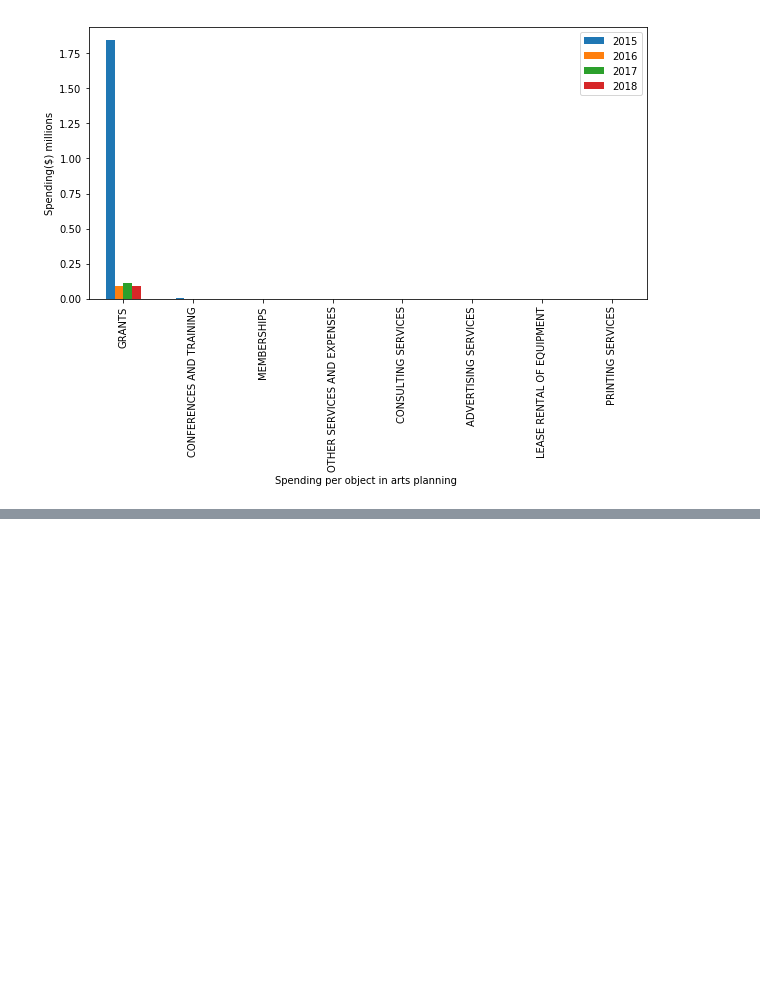
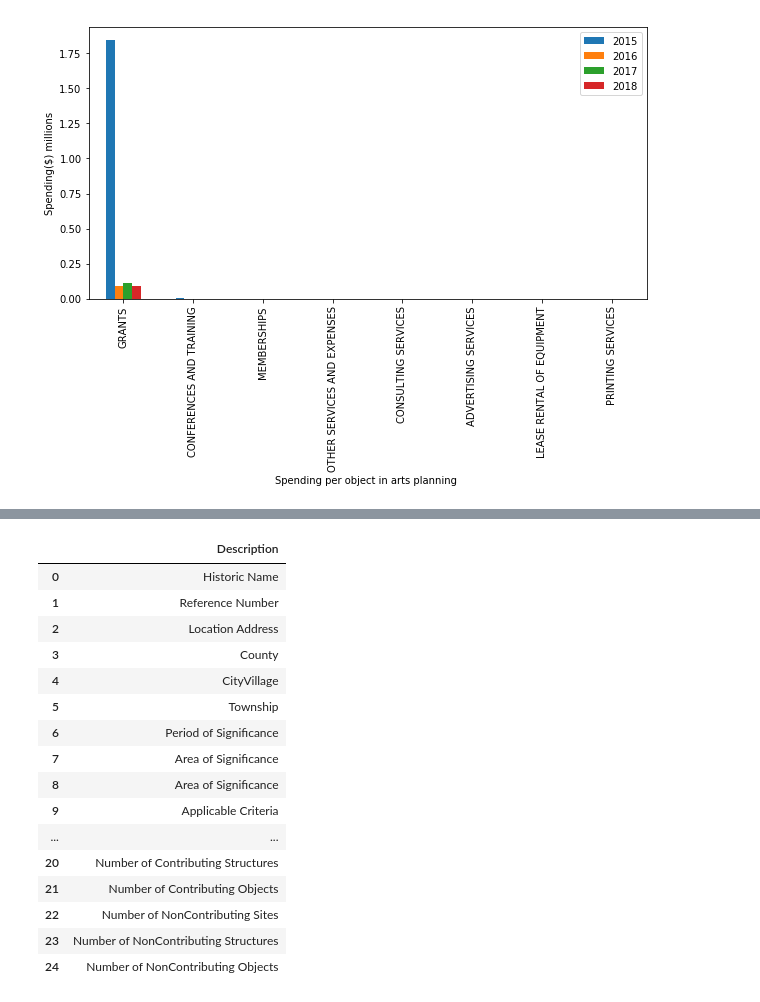
Before and after one commit to tylerharter/s19-city-t2, a Jupyter notebook: plan/Planarts.ipynb, the cells around one changed output, grey strips where cells are left out. Cells and saved outputs as stored; diff of their text form; code cells hidden in the pictures; blank space fills up the shorter version.

```diff
--- a/plan/Planarts.ipynb
+++ b/plan/Planarts.ipynb
@@ -520,0 +868,32 @@ Text(0.5, 0, 'Spending per object in arts planning ')
+# %%
+#making table columm
+page = requests.get("https://www.wisconsinhistory.org/Records/NationalRegister/NR100")
+
+soup = BeautifulSoup(page.text, 'html.parser')
+prop = soup.find(class_="RecordContainer whpd-record")
+prophead = prop.find_all('th')
+prophead=str(prophead).replace(":", "")
+prophead=prophead.split(",")
+prophead=pd.DataFrame(prophead)
+prophead=prophead[0].str.replace('[^0-9A-Za-z\s]+', '').str.strip()
+prophead=pd.DataFrame(prophead.str.replace("th",""))
+tc=prophead.rename(columns={0: 'Description'})
+tc
+# %% [output]
+|  | Description |
+| 0 | Historic Name |
+| 1 | Reference Number |
+| 2 | Location Address |
+| 3 | County |
+| 4 | CityVillage |
+| 5 | Township |
+| 6 | Period of Significance |
+| 7 | Area of Significance |
+| 8 | Area of Significance |
+| 9 | Applicable Criteria |
+| ... | ... |
+| 20 | Number of Contributing Structures |
+| 21 | Number of Contributing Objects |
+| 22 | Number of NonContributing Sites |
+| 23 | Number of NonContributing Structures |
+| 24 | Number of NonContributing Objects |
```
Also changed, not shown: parts of 22 cells of this notebook, 1 other file.
